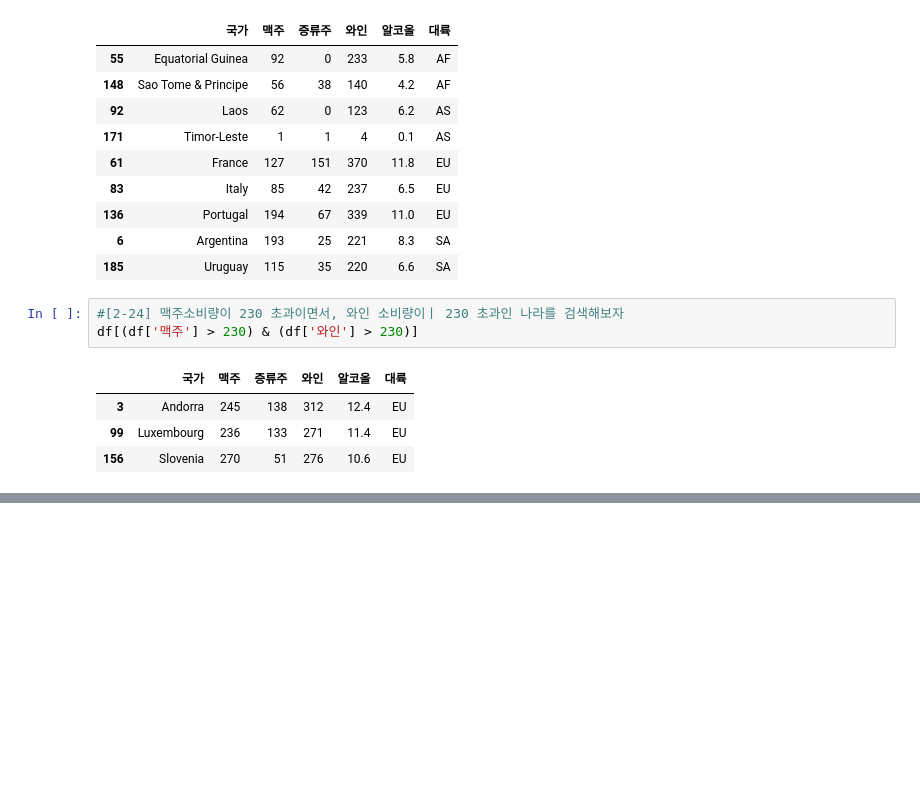
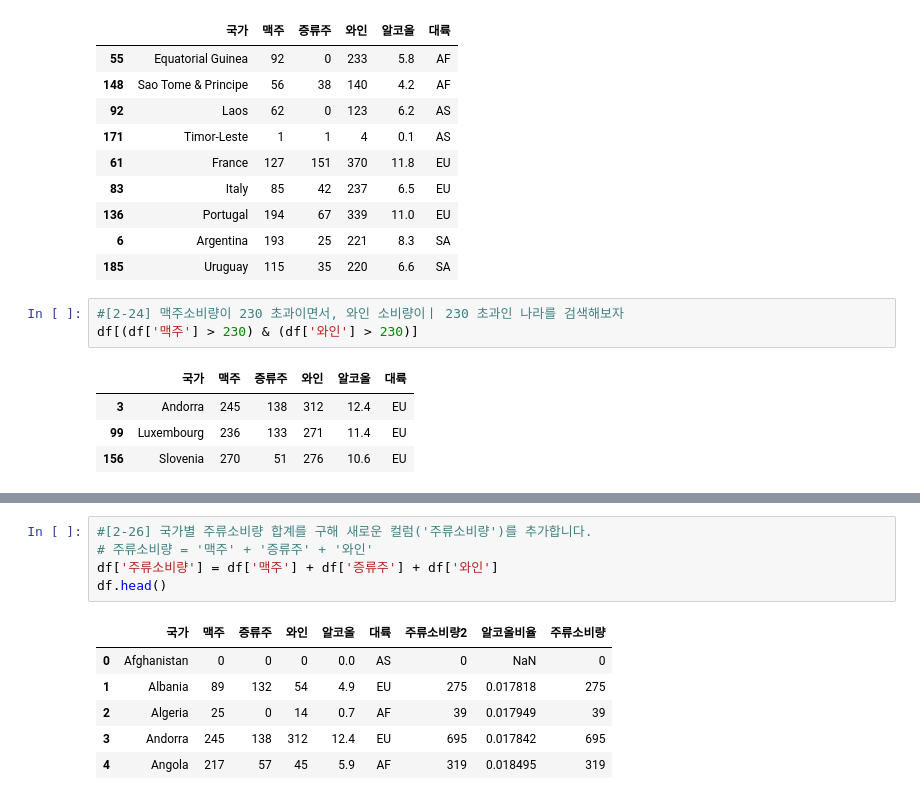
Before and after one commit to orizay/free-fonts, a Jupyter notebook: 데이터_분석_실기_2.ipynb, the cells around one changed output, grey strips where cells are left out. Drawn from its saved outputs; the diff is of its cells as text; blank space fills up the shorter version.

```diff
--- a/데이터_분석_실기_2.ipynb
+++ b/데이터_분석_실기_2.ipynb
@@ -519,0 +534,12 @@ df[df['대륙'] == 'AS']
+# %%
+#[2-26] 국가별 주류소비량 합계를 구해 새로운 컬럼('주류소비량')를 추가합니다.
+# 주류소비량 = '맥주' + '증류주' + '와인'
+df['주류소비량'] = df['맥주'] + df['증류주'] + df['와인']
+df.head()
+# %% [output]
+|  | 국가 | 맥주 | 증류주 | 와인 | 알코올 | 대륙 | 주류소비량2 | 알코올비율 | 주류소비량 |
+| 0 | Afghanistan | 0 | 0 | 0 | 0.0 | AS | 0 | NaN | 0 |
+| 1 | Albania | 89 | 132 | 54 | 4.9 | EU | 275 | 0.017818 | 275 |
+| 2 | Algeria | 25 | 0 | 14 | 0.7 | AF | 39 | 0.017949 | 39 |
+| 3 | Andorra | 245 | 138 | 312 | 12.4 | EU | 695 | 0.017842 | 695 |
+| 4 | Angola | 217 | 57 | 45 | 5.9 | AF | 319 | 0.018495 | 319 |
```
Also changed, not shown: parts of 7 cells of this notebook.
